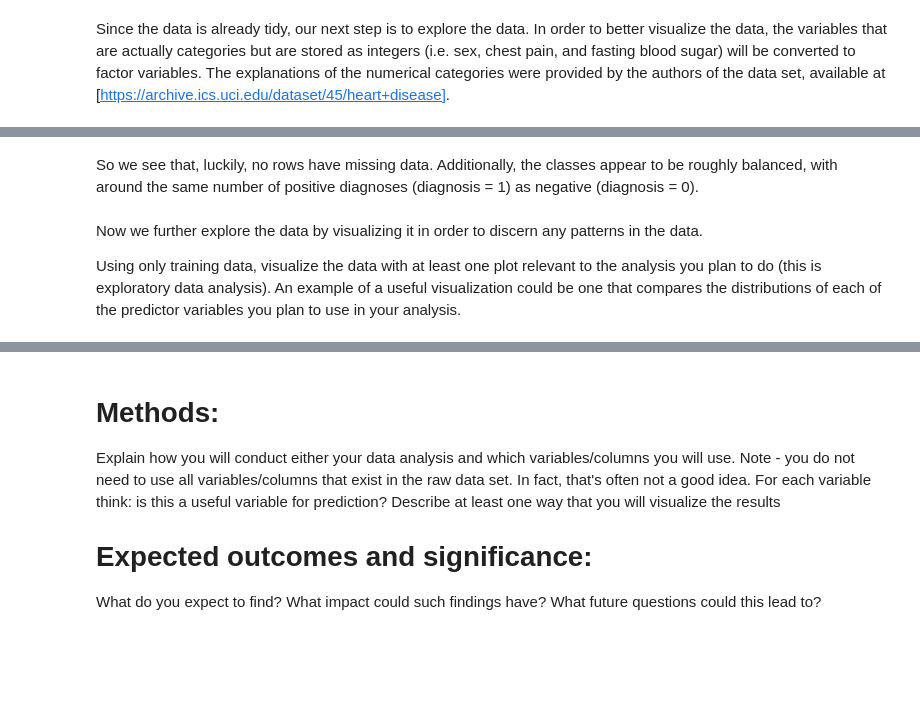
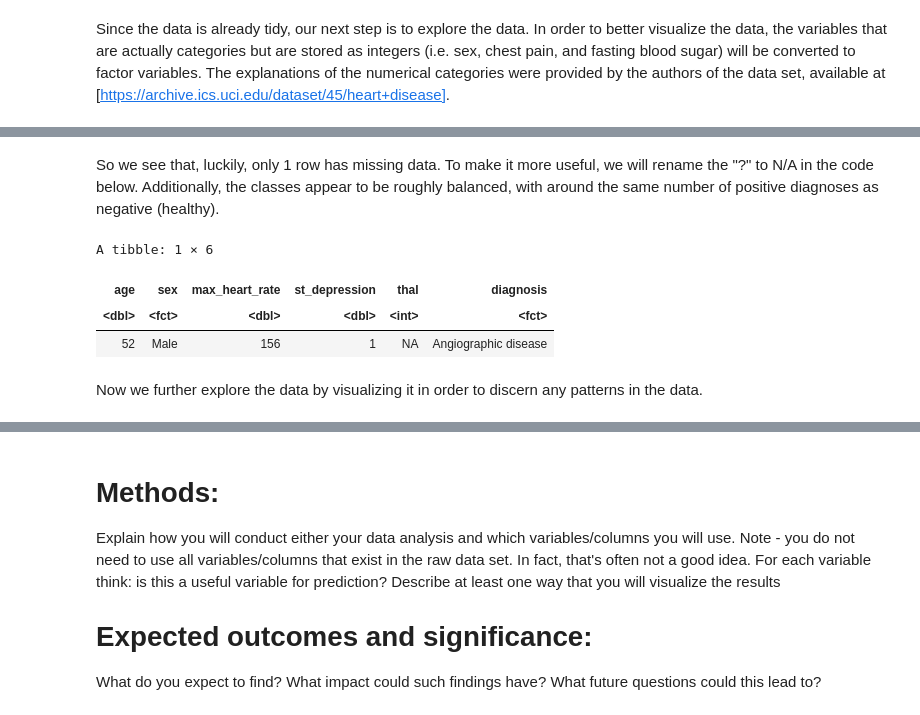
Before and after one commit to goete/Heart-Disease-Prediction-Modelling, a Jupyter notebook: proposal.ipynb, the cells around one changed output, grey strips where cells are left out. Saved outputs shown, nothing was run; the diff lists cells and outputs as text; code cells hidden in the pictures; blank space fills up the shorter version.

```diff
--- a/proposal.ipynb
+++ b/proposal.ipynb
@@ -170,11 +132,17 @@ A tibble: 1 × 1
 # %% [markdown]
-So we see that, luckily, no rows have missing data. Additionally, the classes appear to be roughly balanced, with around the same number of positive diagnoses (diagnosis = 1) as negative (diagnosis = 0).
+So we see that, luckily, only 1 row has missing data. To make it more useful, we will rename the "?" to N/A in the code below. Additionally, the classes appear to be roughly balanced, with around the same number of positive diagnoses as negative (healthy).
+# %%
+data_converted <- mutate(data_converted, thal = ifelse(thal == "?", NA, thal))
+
+data_missing <- filter(data_converted, if_any(everything(), is.na))
+data_missing
+# %% [output]
+A tibble: 1 × 6
+| age | sex | max_heart_rate | st_depression | thal | diagnosis |
+| <dbl> | <fct> | <dbl> | <dbl> | <int> | <fct> |
+| 52 | Male | 156 | 1 | NA | Angiographic disease |
 # %% [markdown]
 Now we further explore the data by visualizing it in order to discern any patterns in the data.
-
-Using only training data, visualize the data with at least one plot relevant to the analysis you plan to do
-(this is exploratory data analysis). An example of a useful visualization could be one that compares the distributions
-of each of the predictor variables you plan to use in your analysis.
 # %%
 options(repr.plot.width = 9, repr.plot.height = 5)
 
```
Also changed, not shown: parts of 12 cells of this notebook.
